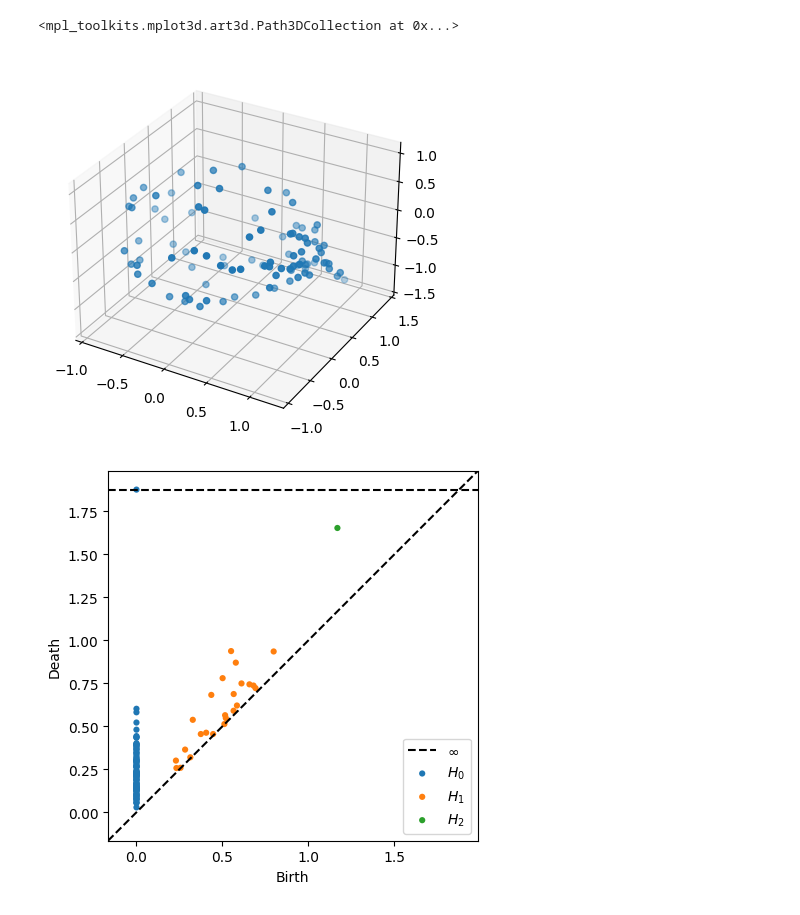
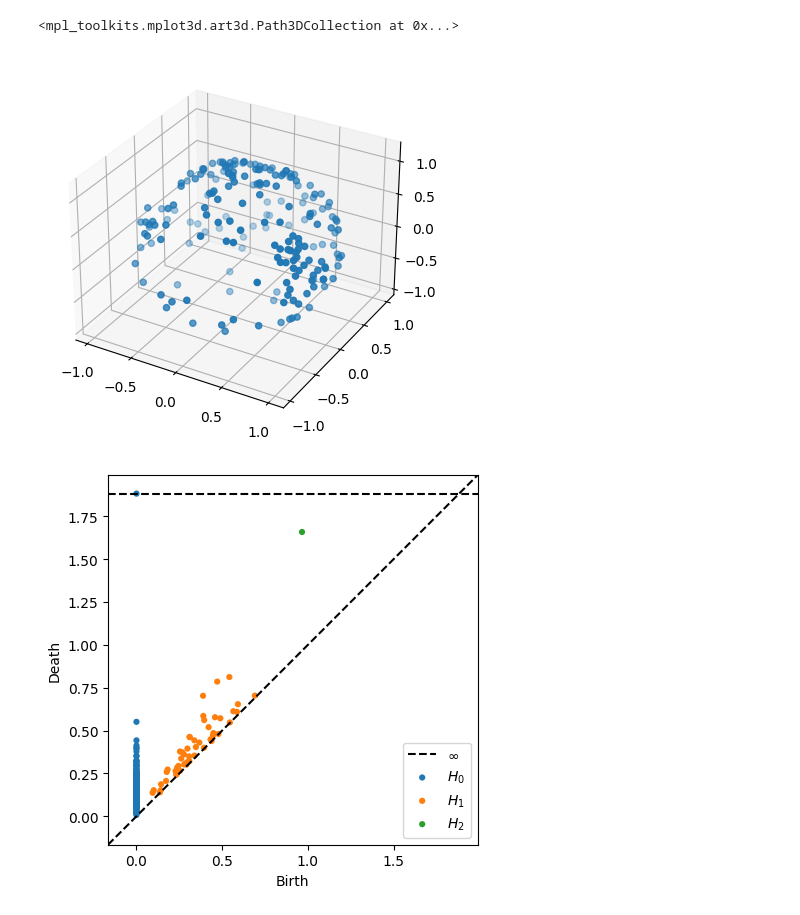
Before and after one commit to ufabao/Topology-of-Diffusion-models, a Jupyter notebook: diffus.ipynb, the cells around one changed output. Drawn from its saved outputs; the diff is of its cells as text; code cells hidden in the pictures.

```diff
--- a/diffus.ipynb
+++ b/diffus.ipynb
@@ -232,14 +209,14 @@ tensor([[-0.6461,  1.7801,  0.7311],
 # %%
-new_sphere = torch.stack([sample_langevin(model2, x = torch.randn(3))[10, :] for _ in range(100)], dim=0)
+new_sphere = torch.stack([sample_langevin(model2, x = torch.randn(3))[10, :] for _ in range(200)], dim=0)
 new_sphere = new_sphere.detach().numpy()
 fig = plt.figure()
 ax = fig.add_subplot(projection='3d')
 ax.scatter(new_sphere[:, 0], new_sphere[:, 1], new_sphere[:, 2])
 # %% [output]
 <mpl_toolkits.mplot3d.art3d.Path3DCollection at 0x...>
-[figure, old version]
+[figure, new version]
 # %%
 diagrams = ripser(new_sphere, maxdim=2)['dgms']
 plot_diagrams(diagrams, show=True)
 # %% [output]
-[figure, old version]
+[figure, new version]
```
Also changed, not shown: parts of 19 cells of this notebook.
